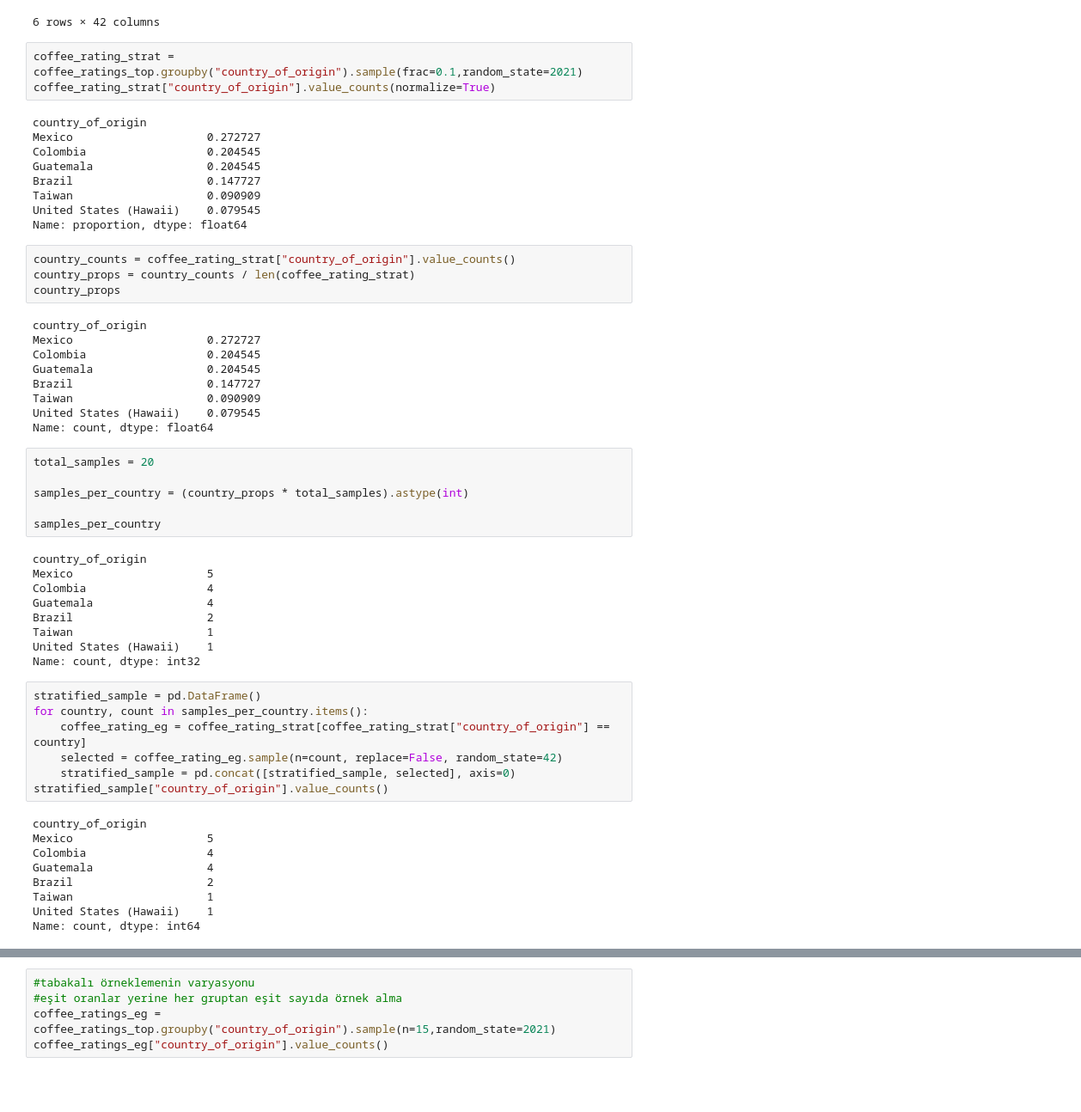
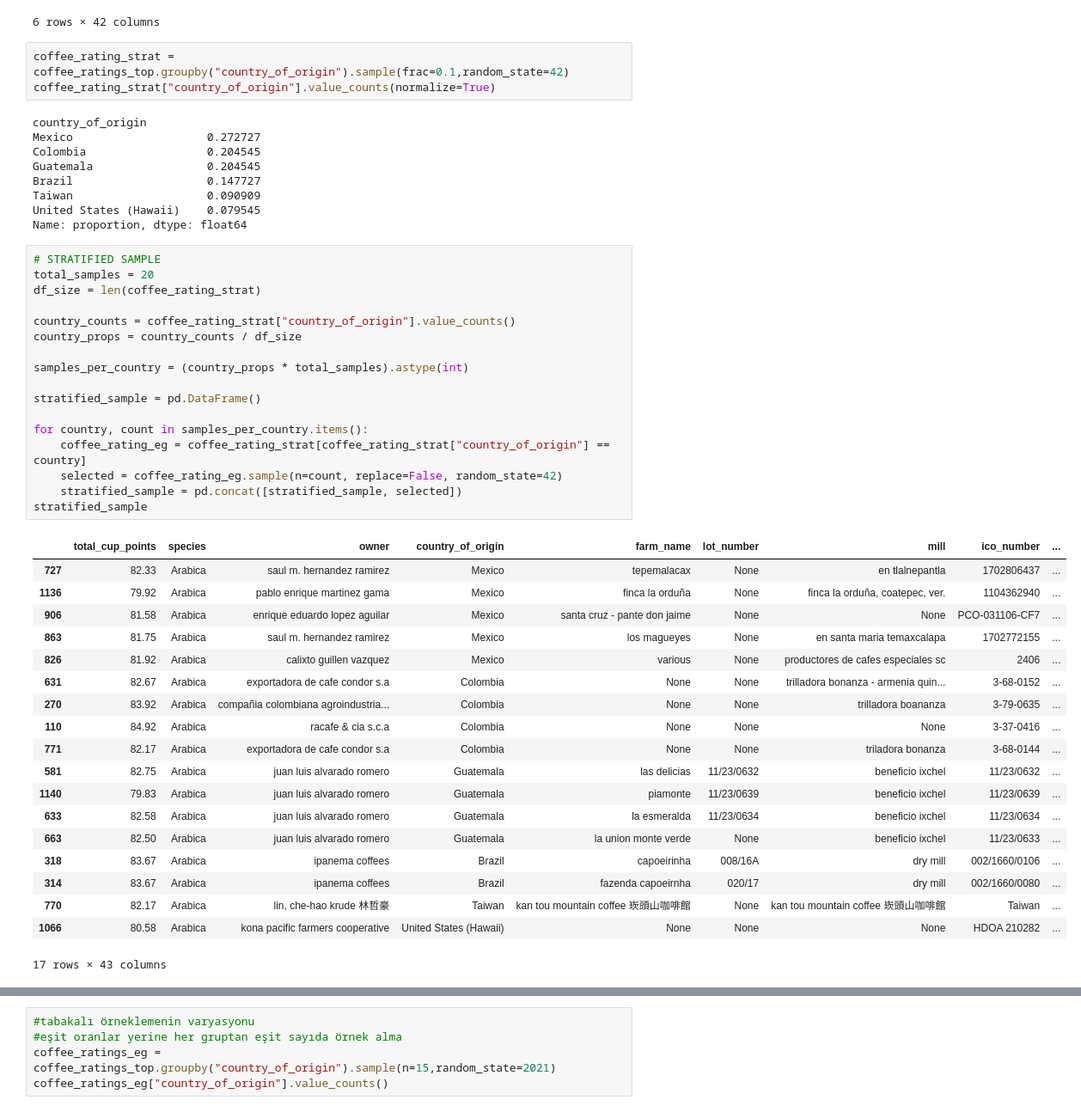
Before and after one commit to Muhammetcansimsek/data_mining, a Jupyter notebook: Hafta_07.ipynb, the cells around one changed output, grey strips where cells are left out. Shown at 86% size. Cells and saved outputs as stored; diff of their text form; blank space fills up the shorter version.

```diff
--- a/Hafta_07.ipynb
+++ b/Hafta_07.ipynb
@@ -141,7 +187,7 @@ coffee_ratings_top.groupby("country_of_origin").count()
 | United States (Hawaii) | 73 | 73 | 73 | 9 | 0 | 6 | 65 | 49 | ... |
 6 rows × 42 columns
 # %%
-coffee_rating_strat = coffee_ratings_top.groupby("country_of_origin").sample(frac=0.1,random_state=2021)
+coffee_rating_strat = coffee_ratings_top.groupby("country_of_origin").sample(frac=0.1,random_state=42)
 coffee_rating_strat["country_of_origin"].value_counts(normalize=True)
 # %% [output]
 country_of_origin
@@ -153,46 +199,39 @@ Taiwan                    0.090909
 United States (Hawaii)    0.079545
 Name: proportion, dtype: float64
 # %%
+# STRATIFIED SAMPLE
+total_samples = 20
+df_size = len(coffee_rating_strat)
+
 country_counts = coffee_rating_strat["country_of_origin"].value_counts()
-country_props = country_counts / len(coffee_rating_strat)
-country_props
+country_props = country_counts / df_size
+
+samples_per_country = (country_props * total_samples).astype(int)
+
+stratified_sample = pd.DataFrame()
+
+for country, count in samples_per_country.items():
+    coffee_rating_eg = coffee_rating_strat[coffee_rating_strat["country_of_origin"] == country]
+    selected = coffee_rating_eg.sample(n=count, replace=False, random_state=42)
+    stratified_sample = pd.concat([stratified_sample, selected])
+stratified_sample
 # %% [output]
+|  | total_cup_points | species | owner | country_of_origin | farm_name | lot_number | mill | ico_number | ... |
+| 727 | 82.33 | Arabica | saul m. hernandez ramirez | Mexico | tepemalacax | None | en tlalnepantla | 1702806437 | ... |
+| 1136 | 79.92 | Arabica | pablo enrique martinez gama | Mexico | finca la orduña | None | finca la orduña, coatepec, ver. | 1104362940 | ... |
+| 906 | 81.58 | Arabica | enrique eduardo lopez aguilar | Mexico | santa cruz - pante don jaime | None | None | PCO-031106-CF7 | ... |
+| 863 | 81.75 | Arabica | saul m. hernandez ramirez | Mexico | los magueyes | None | en santa maria temaxcalapa | 1702772155 | ... |
+| 826 | 81.92 | Arabica | calixto guillen vazquez | Mexico | various | None | productores de cafes especiales sc | 2406 | ... |
+| 631 | 82.67 | Arabica | exportadora de cafe condor s.a | Colombia | None | None | trilladora bonanza - armenia quin... | 3-68-0152 | ... |
+| 270 | 83.92 | Arabica | compañia colombiana agroindustria... | Colombia | None | None | trilladora boananza | 3-79-0635 | ... |
+| 110 | 84.92 | Arabica | racafe & cia s.c.a | Colombia | None | None | None | 3-37-0416 | ... |
+| 771 | 82.17 | Arabica | exportadora de cafe condor s.a | Colombia | None | None | triladora bonanza | 3-68-0144 | ... |
+| 581 | 82.75 | Arabica | juan luis alvarado romero | Guatemala | las delicias | 11/23/0632 | beneficio ixchel | 11/23/0632 | ... |
+| 1140 | 79.83 | Arabica | juan luis alvarado romero | Guatemala | piamonte | 11/23/0639 | beneficio ixchel | 11/23/0639 | ... |
+| 633 | 82.58 | Arabica | juan luis alvarado romero | Guatemala | la esmeralda | 11/23/0634 | beneficio ixchel | 11/23/0634 | ... |
+| 663 | 82.50 | Arabica | juan luis alvarado romero | Guatemala | la union monte verde | None | beneficio ixchel | 11/23/0633 | ... |
+| 318 | 83.67 | Arabica | ipanema coffees | Brazil | capoeirinha | 008/16A | dry mill | 002/1660/0106 | ... |
+| 314 | 83.67 | Arabica | ipanema coffees | Brazil | fazenda capoeirnha | 020/17 | dry mill | 002/1660/0080 | ... |
+| 770 | 82.17 | Arabica | lin, che-hao krude 林哲豪 | Taiwan | kan tou mountain coffee 崁頭山咖啡館 | None | kan tou mountain coffee 崁頭山咖啡館 | Taiwan | ... |
+| 1066 | 80.58 | Arabica | kona pacific farmers cooperative | United States (Hawaii) | None | None | None | HDOA 210282 | ... |
-country_of_origin
-Mexico                    0.272727
-Colombia                  0.204545
-Guatemala                 0.204545
-Brazil                    0.147727
-Taiwan                    0.090909
-United States (Hawaii)    0.079545
-Name: count, dtype: float64
+17 rows × 43 columns
-# %%
-total_samples = 20
-
-samples_per_country = (country_props * total_samples).astype(int)
-
-samples_per_country
-# %% [output]
-country_of_origin
-Mexico                    5
-Colombia                  4
-Guatemala                 4
-Brazil                    2
-Taiwan                    1
-United States (Hawaii)    1
-Name: count, dtype: int32
-# %%
-stratified_sample = pd.DataFrame()
-for country, count in samples_per_country.items():
-    coffee_rating_eg = coffee_rating_strat[coffee_rating_strat["country_of_origin"] == country]
-    selected = coffee_rating_eg.sample(n=count, replace=False, random_state=42)
-    stratified_sample = pd.concat([stratified_sample, selected], axis=0)
-stratified_sample["country_of_origin"].value_counts()
-# %% [output]
-country_of_origin
-Mexico                    5
-Colombia                  4
-Guatemala                 4
-Brazil                    2
-Taiwan                    1
-United States (Hawaii)    1
-Name: count, dtype: int64
```
Also changed, not shown: parts of 32 cells of this notebook, 12 other files.
